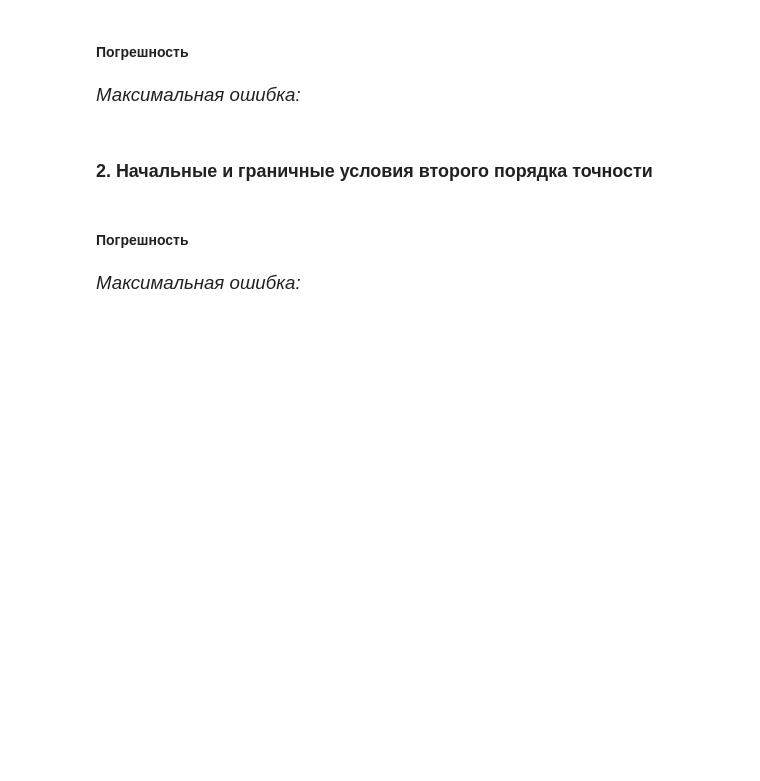
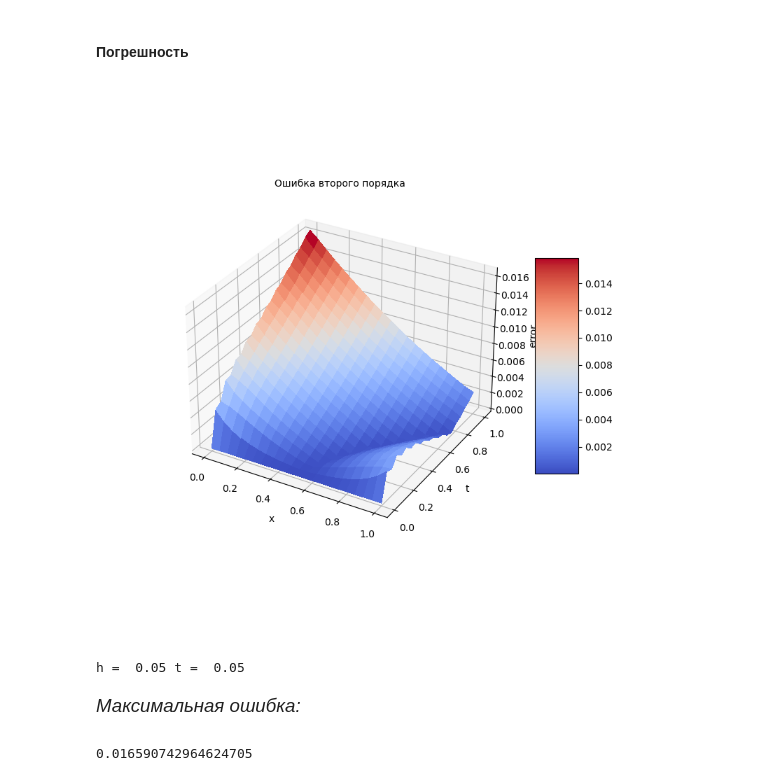
Before and after one commit to Shchetinnikov/Numerical_Methods, a Jupyter notebook: Lab8.ipynb, the cells around one changed output. Saved outputs shown, nothing was run; the diff lists cells and outputs as text; code cells hidden in the pictures; blank space fills up the shorter version.

```diff
--- a/Lab8.ipynb
+++ b/Lab8.ipynb
@@ -280,16 +327,24 @@ h =  0.005 t =  0.005
 # %% [markdown]
 #### Погрешность
+# %%
+errors = []
+
+for n in range(len(Z0)):
+    errors_i = [abs(z0 - z) for z0, z in zip(Z0[n], Z[n])]
+    errors.append(errors_i)
+
+errors = np.array(errors)
+# %%
+error_fig(X, Y, errors, precision=2)
+# %% [output]
+[figure, added]
+h =  0.05 t =  0.05
 # %% [markdown]
 <span style="font-style:italic; font-size:14pt;">
     <p>
         Максимальная ошибка:
     </p>
-# %% [markdown]
-### 2. Начальные и граничные условия второго порядка точности
-# %% [markdown]
-#### Погрешность
-# %% [markdown]
-<span style="font-style:italic; font-size:14pt;">
-    <p>
-        Максимальная ошибка:
-    </p>
+# %%
+np.max(errors)
+# %% [output]
+0.016590742964624705
```
Also changed, not shown: parts of 21 cells of this notebook.
